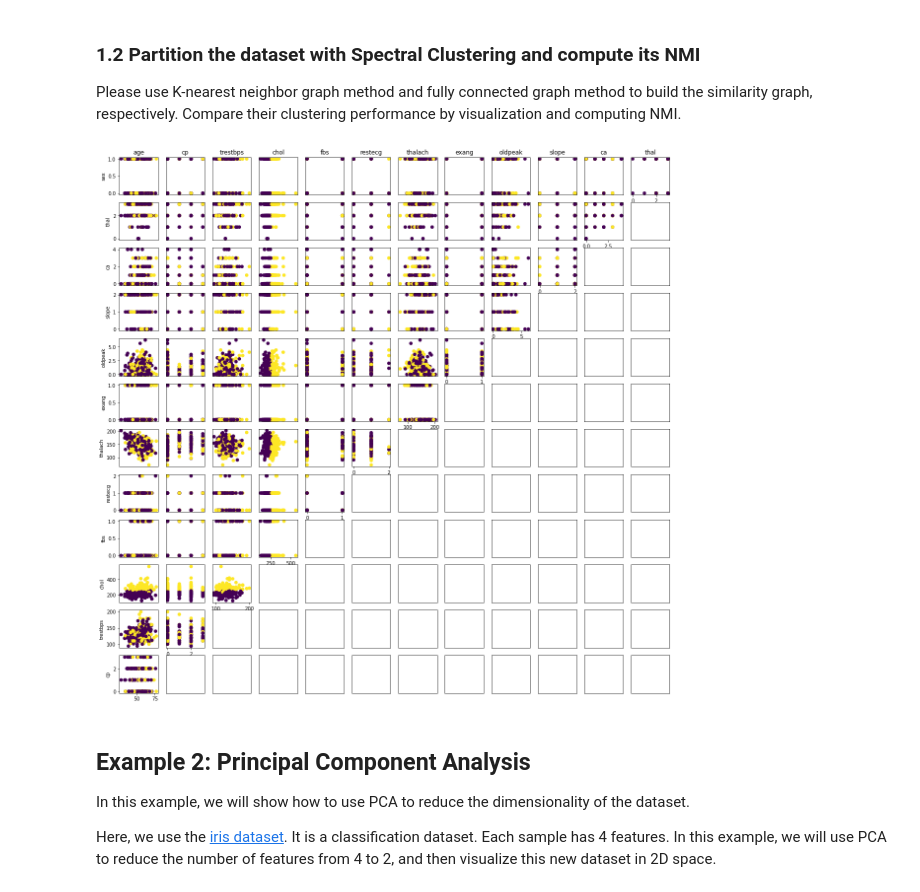
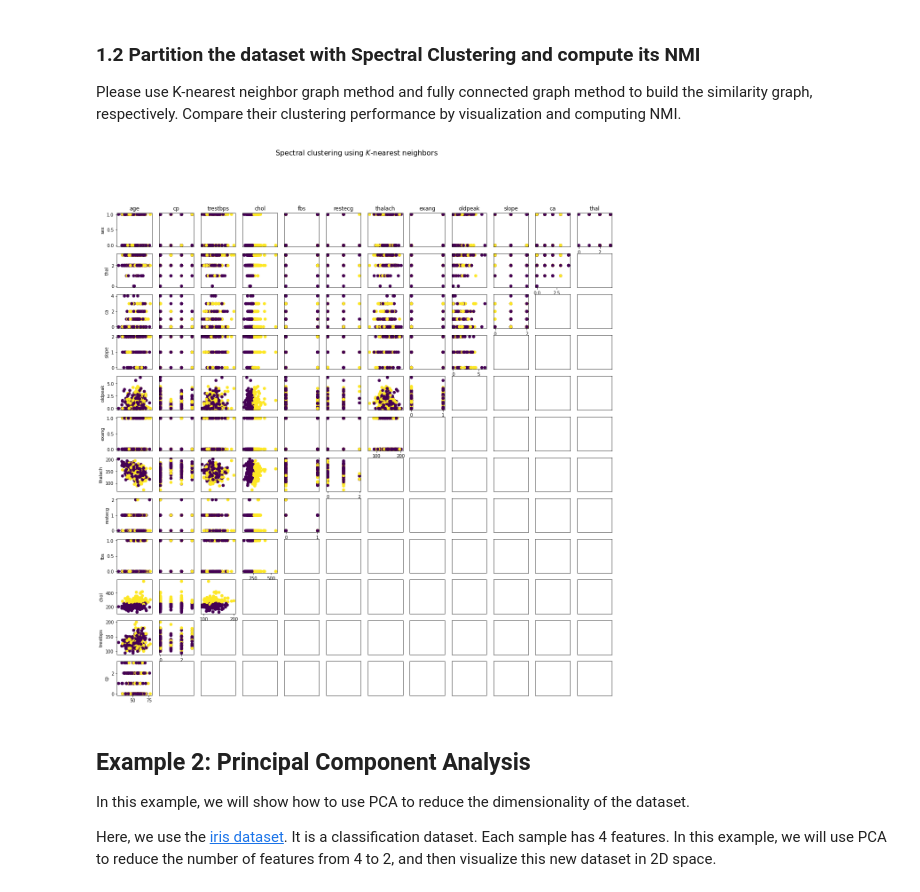
Before and after one commit to lduran2/CIS3715_DataScience_2022, a Jupyter notebook: Lab07/Lab07_DimensionalityReduction.ipynb, the cells around one changed output. Saved outputs shown, nothing was run; the diff lists cells and outputs as text; code cells hidden in the pictures.

Commit message:
[lab07] similarity graph figure title

```diff
--- a/Lab07/Lab07_DimensionalityReduction.ipynb
+++ b/Lab07/Lab07_DimensionalityReduction.ipynb
@@ -128,6 +129,7 @@ Xdf = df.drop(label, axis=1)            # feature dataframe
 N_SAMPS, N_FEATS = Xdf.shape
 print(r"# samples = {}".format(N_SAMPS))
 print(r"# features = {}".format(N_FEATS))
+SUPTITLE_FONTSIZE =
 # %% [output]
 # samples = 303
 # features = 13
@@ -581,21 +583,22 @@ Please use K-nearest neighbor graph method and fully connected graph method to b
 # %%
 # partition the dataset spectral clustering
 # first find number of clusters
 yset = np.unique(y)
 # using nearest_neighbors
 affinity=r'nearest_neighbors'
-cluster_sp_knn = SpectralClustering(
+cluster_knn = SpectralClustering(
     n_clusters=len(yset),
     assign_labels=r'discretize',
     affinity=affinity,
     random_state=SEED
 ).fit(Xdf)
 
 # plot the similarity graph with the labels from the Knn
-tablePlot(N_FEATS, Xdf, cluster_sp_knn.labels_)
+(fig, _) = tablePlot(N_FEATS, Xdf, cluster_knn.labels_)
+fig.suptitle('Spectral clustering using $K$-nearest neighbors', fontsize=SUPTITLE_FONTSIZE)
 plt.show()
 # %% [output]
-[figure, old version]
+[figure, new version]
 # %% [markdown]
 ## Example 2: Principal Component Analysis
 
```
Also changed, not shown: parts of 1 cell of this notebook.
